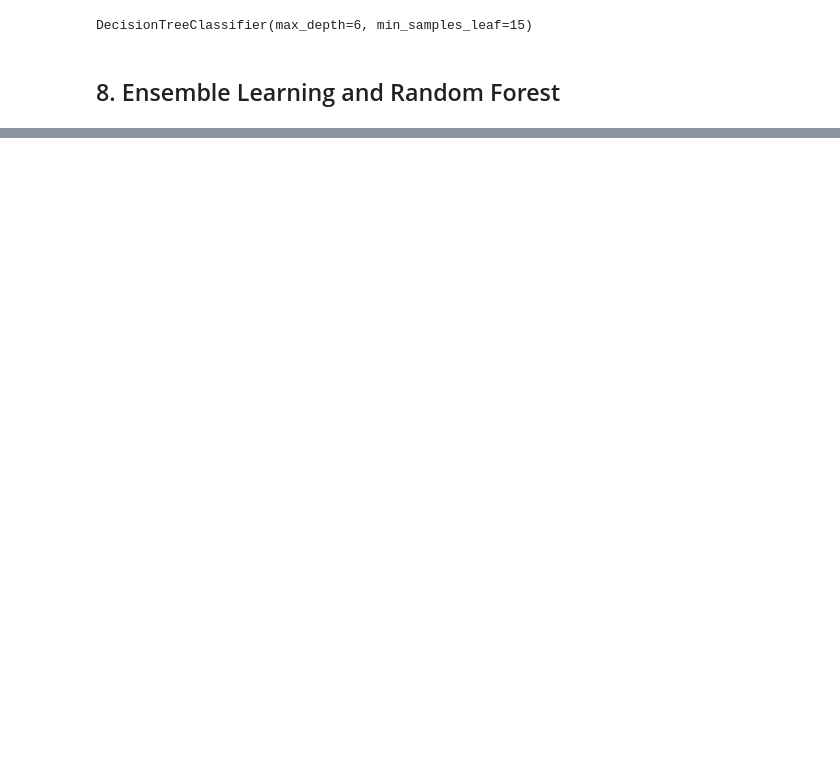
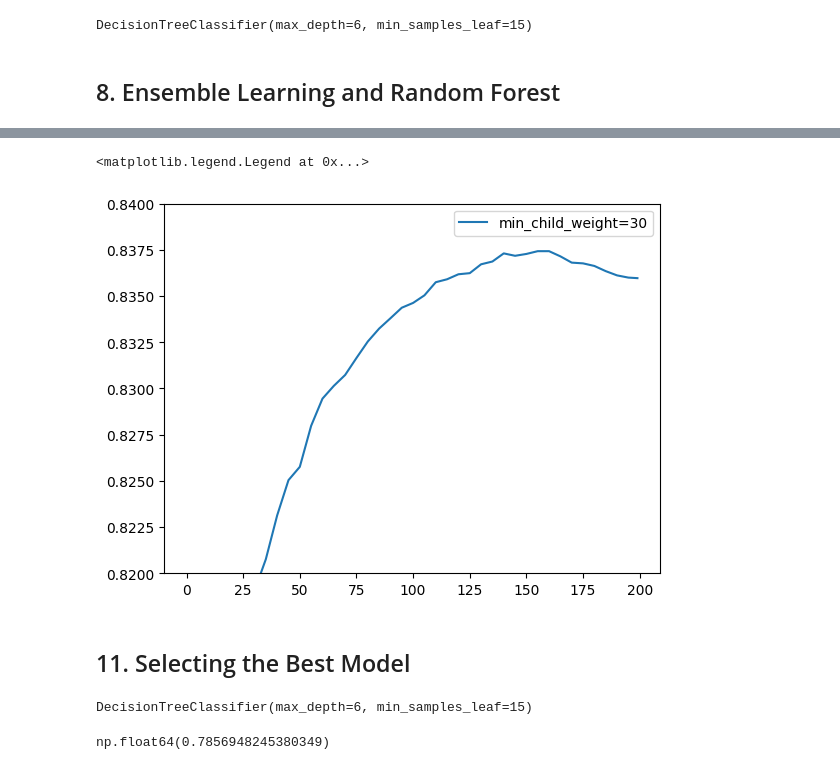
Before and after one commit to NikkiSatmaka/ml-zoomcamp, a Jupyter notebook: notebooks/module_06.ipynb, the cells around one changed output, grey strips where cells are left out. Saved outputs shown, nothing was run; the diff lists cells and outputs as text; code cells hidden in the pictures; blank space fills up the shorter version.

```diff
--- a/notebooks/module_06.ipynb
+++ b/notebooks/module_06.ipynb
@@ -751,0 +1058,20 @@ DecisionTreeClassifier(max_depth=6, min_samples_leaf=15)
+# %%
+max_depth = 3
+# %%
+scores = {}
+# %%
+%%capture output
+
+xgb_params = {
+    "eta": eta,
+    "max_depth": max_depth,
+    "min_child_weight": 30,
+    "objective": "binary:logistic",
+    "eval_metric": "auc",
+    "nthread": 8,
+    "seed": 1,
+    "verbosity": 1,
+}
+model = xgb.train(
+    xgb_params, dtrain, num_boost_round=200, verbose_eval=5, evals=watchlist
+)
@@ -751,0 +1084,8 @@ DecisionTreeClassifier(max_depth=6, min_samples_leaf=15)
+# %%
+for key, df_score in scores.items():
+    plt.plot(df_score["num_iter"], df_score["val_auc"], label=key)
+plt.ylim(0.82, 0.84)
+plt.legend()
+# %% [output]
+<matplotlib.legend.Legend at 0x...>
+[figure, added]
@@ -751,0 +1111,12 @@ DecisionTreeClassifier(max_depth=6, min_samples_leaf=15)
+# %% [markdown]
+## 11. Selecting the Best Model
+# %%
+dt = DecisionTreeClassifier(max_depth=6, min_samples_leaf=15)
+dt.fit(X_train, y_train)
+# %% [output]
+DecisionTreeClassifier(max_depth=6, min_samples_leaf=15)
+# %%
+y_pred = dt.predict_proba(X_val)[:, 1]
+roc_auc_score(y_val, y_pred)
+# %% [output]
+np.float64(0.7856948245380349)
```
Also changed, not shown: parts of 67 cells of this notebook.
